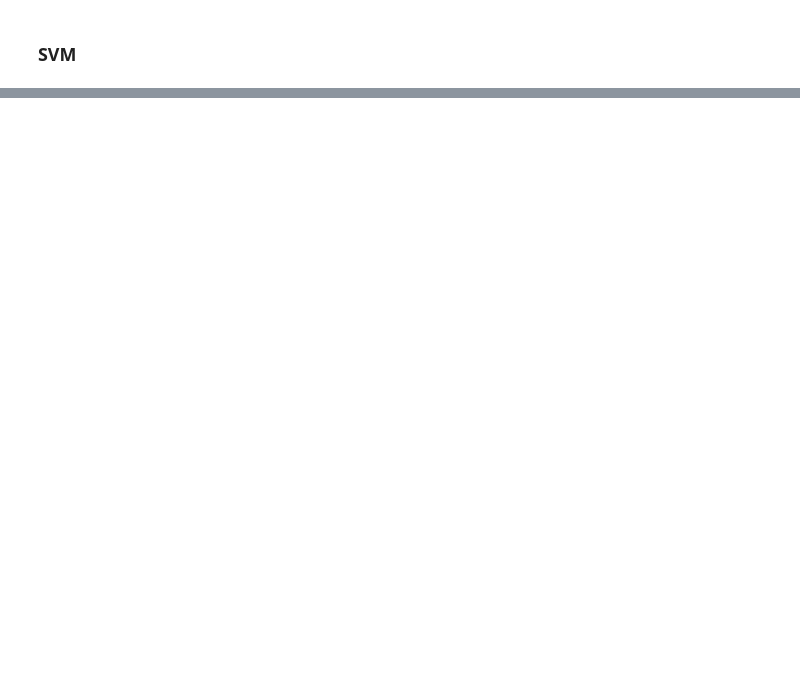
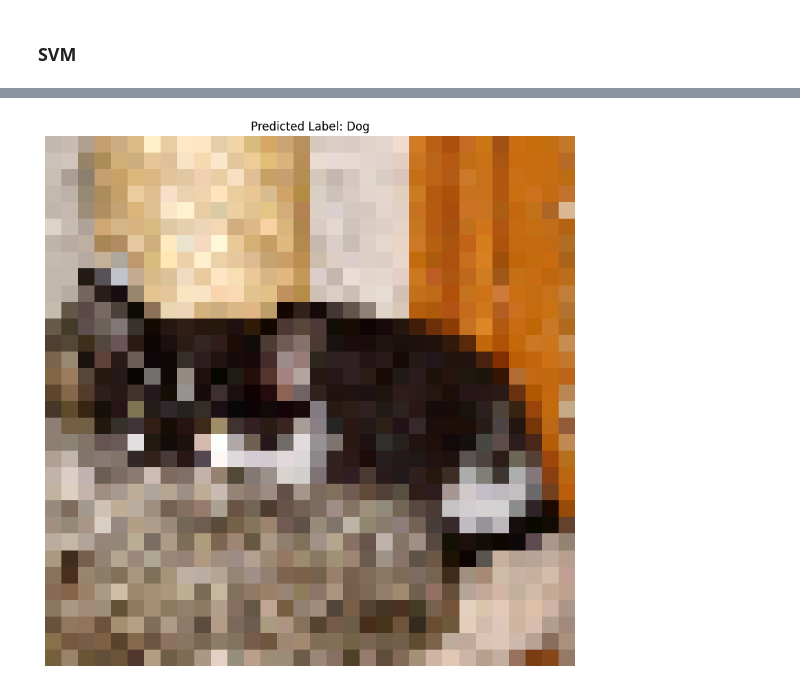
Before and after one commit to varmatilak22/Kaggle, a Jupyter notebook: Image_classification.ipynb, the cells around one changed output, grey strips where cells are left out. Cells and saved outputs as stored; diff of their text form; code cells hidden in the pictures; blank space fills up the shorter version.

```diff
--- a/Image_classification.ipynb
+++ b/Image_classification.ipynb
@@ -112,0 +173,47 @@ plot_image(image,train_true_lab,train_pred_lab)
+# %%
+from tensorflow.keras.preprocessing import image
+import os
+
+# Path to the test directory
+test_dir = '/kaggle/input/dogs-cats-small-dataset/test1'
+
+# List files in the test directory
+test_files = os.listdir(test_dir)
+
+# Choose one image file from the test directory
+test_image_path = os.path.join(test_dir, test_files[10])  # Using the first image in the directory
+
+# Load and preprocess the test image
+def load_and_preprocess_image(img_path):
+    img = image.load_img(img_path, target_size=(32, 32))
+    img_array = image.img_to_array(img)
+    img_array = np.expand_dims(img_array, axis=0)  # Add batch dimension
+    img_array = img_array / 255.0  # Normalize the image
+    return img_array
+
+# Predict the label of the test image
+def predict_image_label(model, img_array):
+    img_array_flat=img_array.flatten().reshape(1,-1)
+    prediction = model.predict(img_array_flat)
+    predicted_label = 'Cat' if prediction < 0.5 else 'Dog'
+    return predicted_label
+
+# Plot the image and display the prediction
+def plot_image_with_prediction(img_path, predicted_label):
+    img = image.load_img(img_path, target_size=(32, 32))
+    plt.figure(figsize=(10, 10))
+    plt.imshow(img)
+    plt.title(f'Predicted Label: {predicted_label}')
+    plt.axis('off')
+    plt.show()
+
+# Load and preprocess the image
+test_img_array = load_and_preprocess_image(test_image_path)
+
+# Predict the label
+predicted_label = predict_image_label(svc, test_img_array)
+
+# Plot the image with the predicted label
+plot_image_with_prediction(test_image_path, predicted_label)
+# %% [output]
+[figure, added]
```
Also changed, not shown: parts of 11 cells of this notebook.
